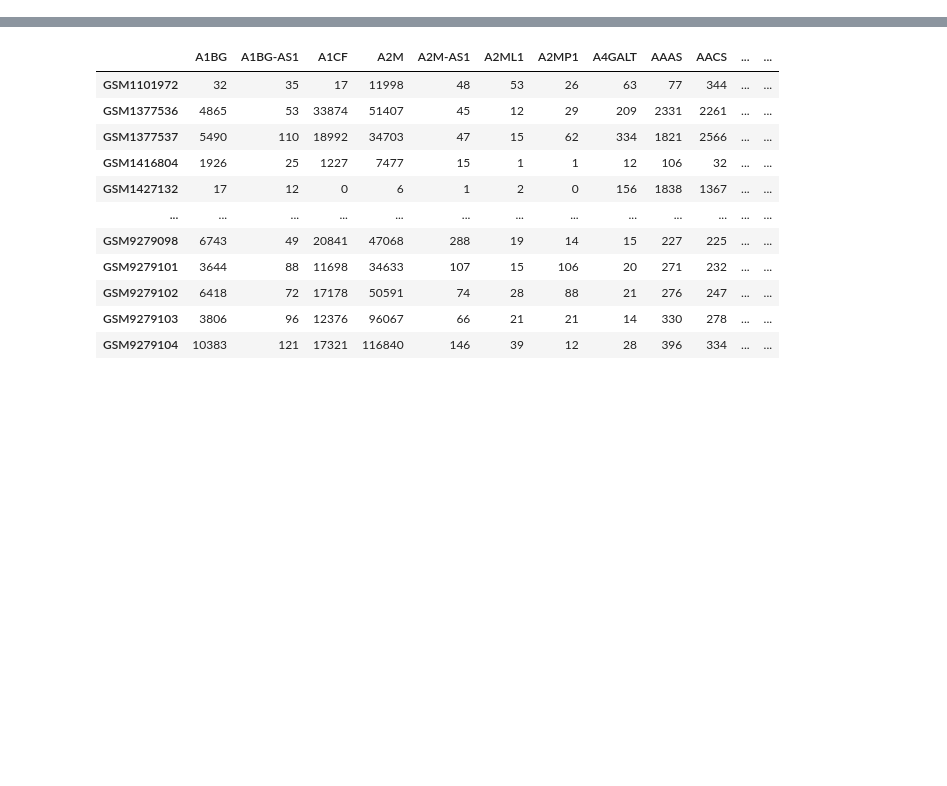
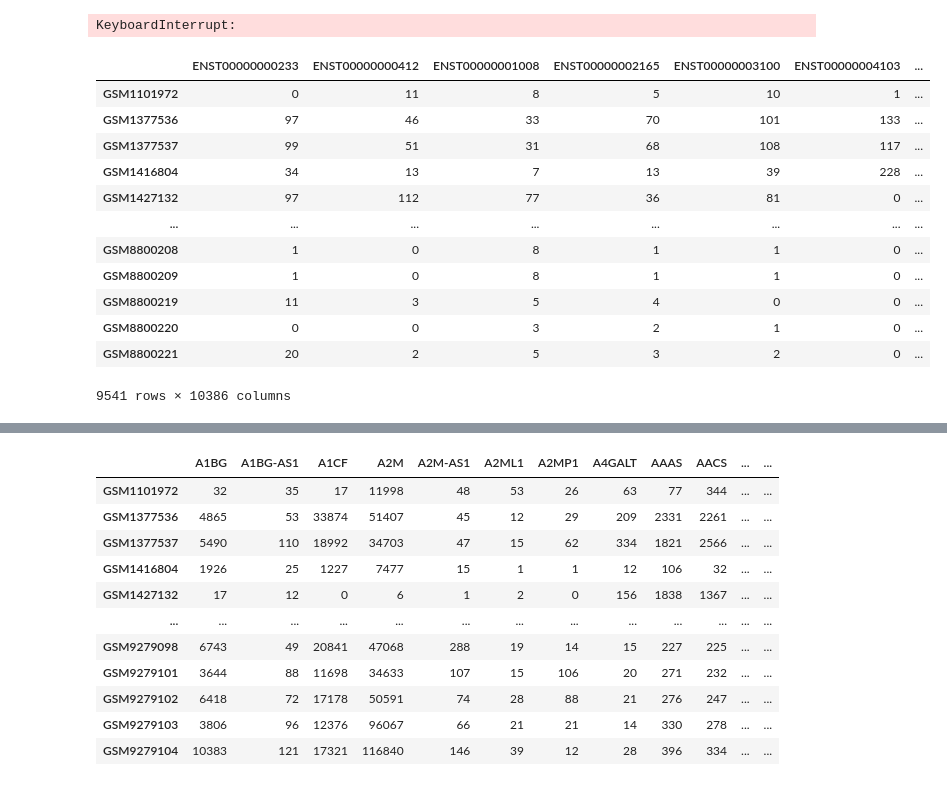
Before and after one commit to Alexander-Broadley/Zhang_lab_rotation, a Jupyter notebook: arch4s_data_processing/data_processing.ipynb, the cells around one changed output, grey strips where cells are left out. Saved outputs shown, nothing was run; the diff lists cells and outputs as text; code cells hidden in the pictures; blank space fills up the shorter version.

```diff
--- a/arch4s_data_processing/data_processing.ipynb
+++ b/arch4s_data_processing/data_processing.ipynb
@@ -38,4 +113,11 @@ raw_counts = a4.data.samples(raw_counts_file, meta_subset_IDs)
+# %%
+#convert ensembl IDs in TPM counts file to gene names
+from Ensembl_converter import EnsemblConverter
+converter = EnsemblConverter()
+print(converter.convert_ids(list(sample_counts.columns)))
+# %% [output]
+KeyboardInterrupt:
 # %%
-#filters genes that don't have at least 'readThreshold' reads in 'sampleThreshold' proportion of samples - kept it at default
-filtered_exp = a4.utils.filter_genes(sample_counts, readThreshold=50, sampleThreshold=0.02, deterministic=True, aggregate=True)
+#filters genes that don't have at least 'readThreshold' reads in 'sampleThreshold' proportion of samples - kept it at default and use only raw counts for the filtering
+#filtered_exp = a4.utils.filter_genes(sample_counts, readThreshold=50, sampleThreshold=0.02, deterministic=True, aggregate=True)
 filtered_raw = a4.utils.filter_genes(raw_counts, readThreshold=50, sampleThreshold=0.02, deterministic=True, aggregate=True)
@@ -45,3 +129,19 @@ agg_raw = a4.utils.aggregate_duplicate_genes(filtered_raw)
 # %%
 agg_exp = agg_exp.T
 agg_raw = agg_raw.T
+# %%
+agg_exp
+# %% [output]
+|  | ENST00000000233 | ENST00000000412 | ENST00000001008 | ENST00000002165 | ENST00000003100 | ENST00000004103 | ... |
+| GSM1101972 | 0 | 11 | 8 | 5 | 10 | 1 | ... |
+| GSM1377536 | 97 | 46 | 33 | 70 | 101 | 133 | ... |
+| GSM1377537 | 99 | 51 | 31 | 68 | 108 | 117 | ... |
+| GSM1416804 | 34 | 13 | 7 | 13 | 39 | 228 | ... |
+| GSM1427132 | 97 | 112 | 77 | 36 | 81 | 0 | ... |
+| ... | ... | ... | ... | ... | ... | ... | ... |
+| GSM8800208 | 1 | 0 | 8 | 1 | 1 | 0 | ... |
+| GSM8800209 | 1 | 0 | 8 | 1 | 1 | 0 | ... |
+| GSM8800219 | 11 | 3 | 5 | 4 | 0 | 0 | ... |
+| GSM8800220 | 0 | 0 | 3 | 2 | 1 | 0 | ... |
+| GSM8800221 | 20 | 2 | 5 | 3 | 2 | 0 | ... |
+9541 rows × 10386 columns
```
Also changed, not shown: parts of 11 cells of this notebook, 4 other files.
